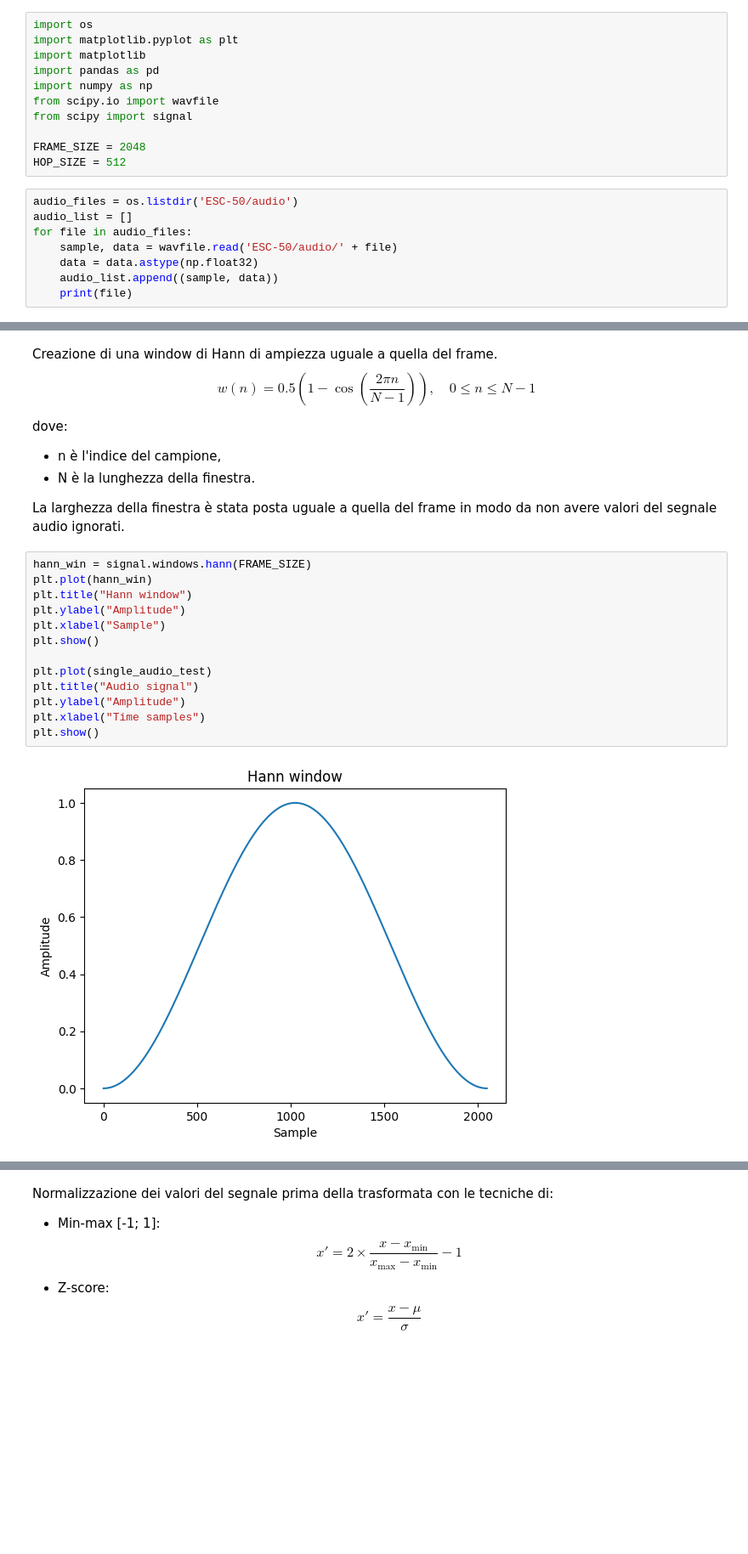
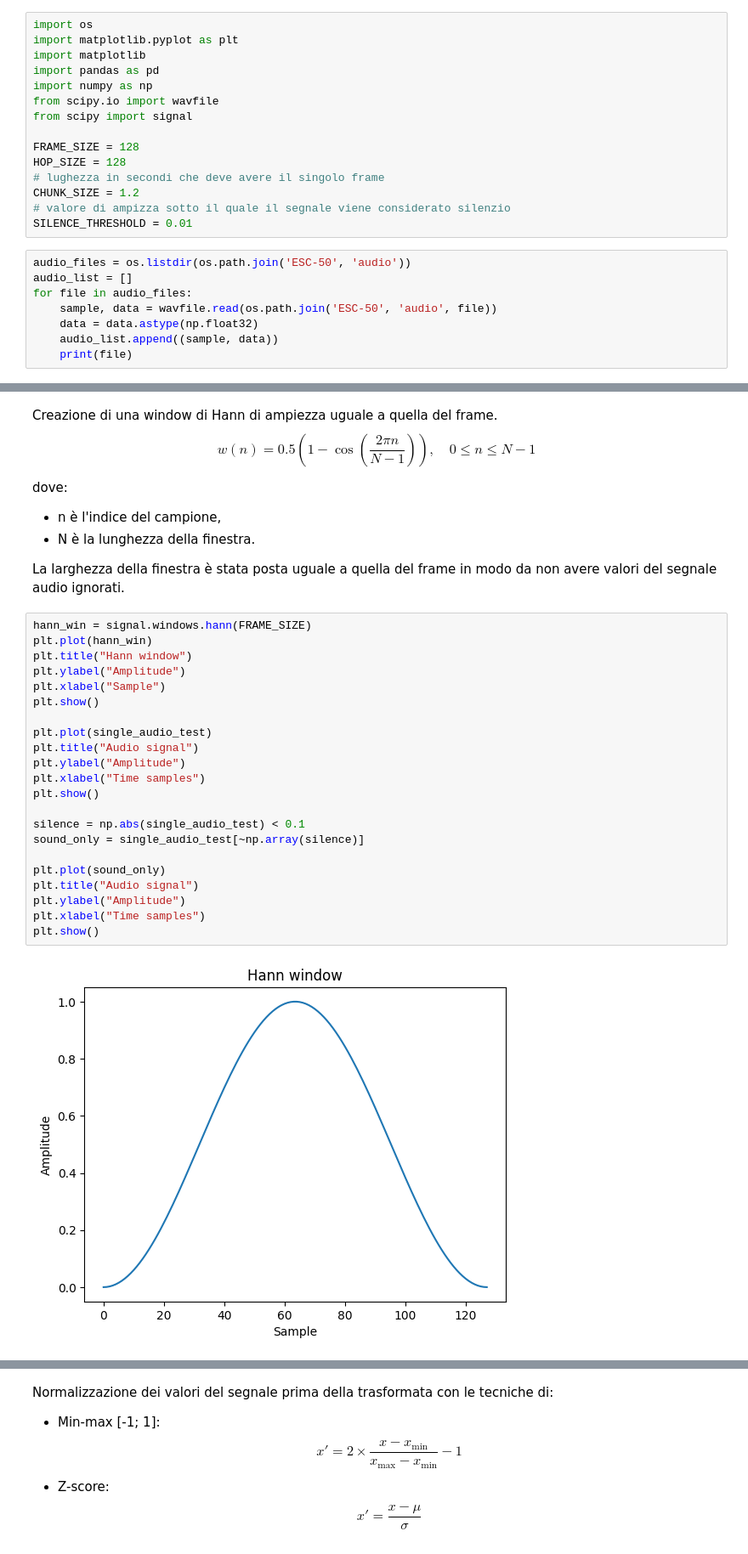
Before and after one commit to VerzaElisa/AudioPreprocessing, a Jupyter notebook: esc_classification.ipynb, the cells around one changed output, grey strips where cells are left out. Shown: that part at 85% size. Saved outputs shown, nothing was run; the diff lists cells and outputs as text; blank space fills up the shorter version.

Commit message:
Divisione segnale in finestre uguali

```diff
--- a/esc_classification.ipynb
+++ b/esc_classification.ipynb
@@ -9,13 +9,17 @@ import numpy as np
 from scipy.io import wavfile
 from scipy import signal
 
-FRAME_SIZE = 2048
-HOP_SIZE = 512
+FRAME_SIZE = 128
+HOP_SIZE = 128
+# lughezza in secondi che deve avere il singolo frame
+CHUNK_SIZE = 1.2
+# valore di ampizza sotto il quale il segnale viene considerato silenzio
+SILENCE_THRESHOLD = 0.01
 # %%
-audio_files = os.listdir('ESC-50/audio')
+audio_files = os.listdir(os.path.join('ESC-50', 'audio'))
 audio_list = []
 for file in audio_files:
-    sample, data = wavfile.read('ESC-50/audio/' + file)
+    sample, data = wavfile.read(os.path.join('ESC-50', 'audio', file))
     data = data.astype(np.float32)
     audio_list.append((sample, data))
     print(file)
@@ -56,16 +59,25 @@ La larghezza della finestra è stata posta uguale a quella del frame in modo da
 # %%
 hann_win = signal.windows.hann(FRAME_SIZE)
 plt.plot(hann_win)
 plt.title("Hann window")
 plt.ylabel("Amplitude")
 plt.xlabel("Sample")
 plt.show()
 
 plt.plot(single_audio_test)
 plt.title("Audio signal")
 plt.ylabel("Amplitude")
 plt.xlabel("Time samples")
 plt.show()
+
+silence = np.abs(single_audio_test) < 0.1
+sound_only = single_audio_test[~np.array(silence)]
+
+plt.plot(sound_only)
+plt.title("Audio signal")
+plt.ylabel("Amplitude")
+plt.xlabel("Time samples")
+plt.show()
 # %% [output]
-[figure, old version]
+[figure, new version]
 [figure]
```
Also changed, not shown: parts of 9 cells of this notebook, 1 other file.
